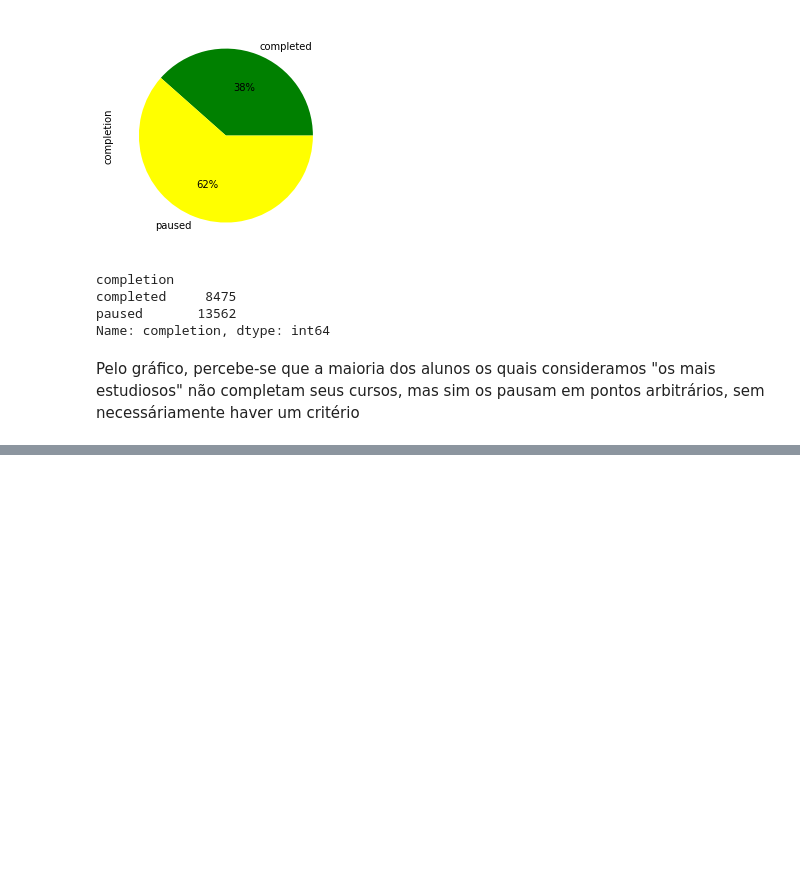
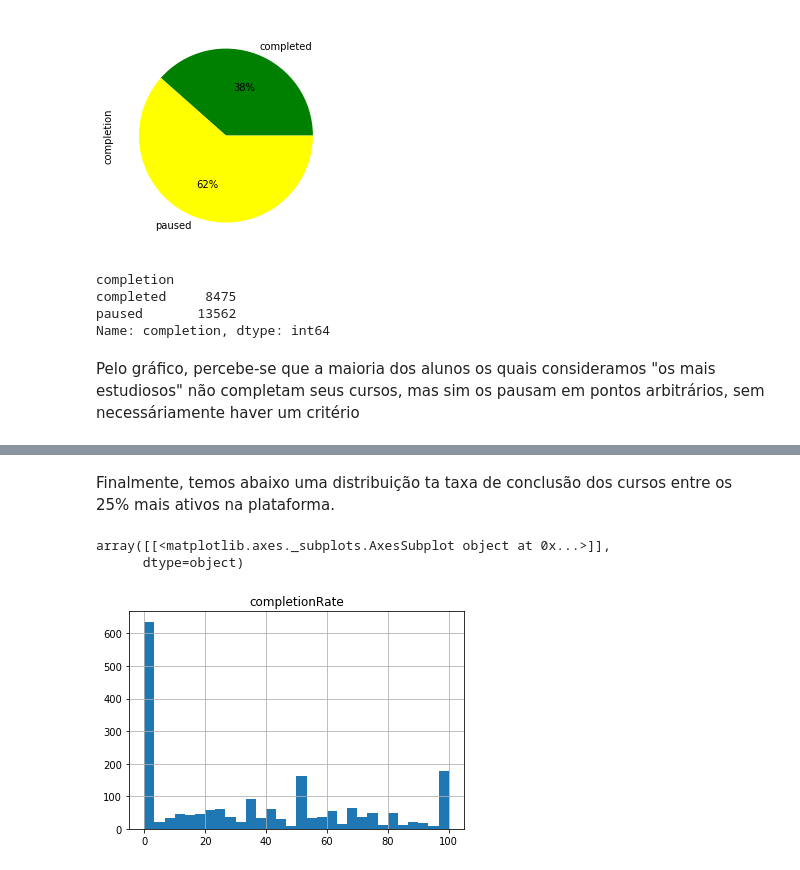
Before and after one commit to jo-nsc/distance-education-2020, a Jupyter notebook: analise_perfil_alunos.ipynb, the cells around one changed output, grey strips where cells are left out. Drawn from its saved outputs; the diff is of its cells as text; code cells hidden in the pictures; blank space fills up the shorter version.

```diff
--- a/analise_perfil_alunos.ipynb
+++ b/analise_perfil_alunos.ipynb
@@ -89,0 +173,10 @@ Pelo gráfico, percebe-se que a maioria dos alunos os quais consideramos "os mai
+# %%
+teste = statuses.merge(top25_courses, left_on='uuid',right_on='uuid_x')
+teste.drop(['uuid_x', 'course_uuid_y'],axis=1,inplace=True)
+teste['completion'] = teste['completion'].replace('completed', 1)
+teste['completion'] = teste['completion'].replace('paused', 0)
+teste['courseCount'] = teste.groupby('uuid')['course_uuid_x'].transform('count')
+teste['completionRate'] = 100*teste.groupby(by=['uuid'])['completion'].transform('sum')/teste['courseCount']
+teste = teste[['uuid','completionRate','courseCount']]
+teste.drop_duplicates(subset=['uuid'],keep='first',inplace=True)
+teste.head(100)
@@ -89,0 +202,8 @@ Pelo gráfico, percebe-se que a maioria dos alunos os quais consideramos "os mai
+# %% [markdown]
+Finalmente, temos abaixo uma distribuição ta taxa de conclusão dos cursos entre os 25% mais ativos na plataforma.
+# %%
+teste.hist(column='completionRate',bins=30)
+# %% [output]
+array([[<matplotlib.axes._subplots.AxesSubplot object at 0x...>]],
+      dtype=object)
+[figure, added]
```
Also changed, not shown: parts of 16 cells of this notebook.
